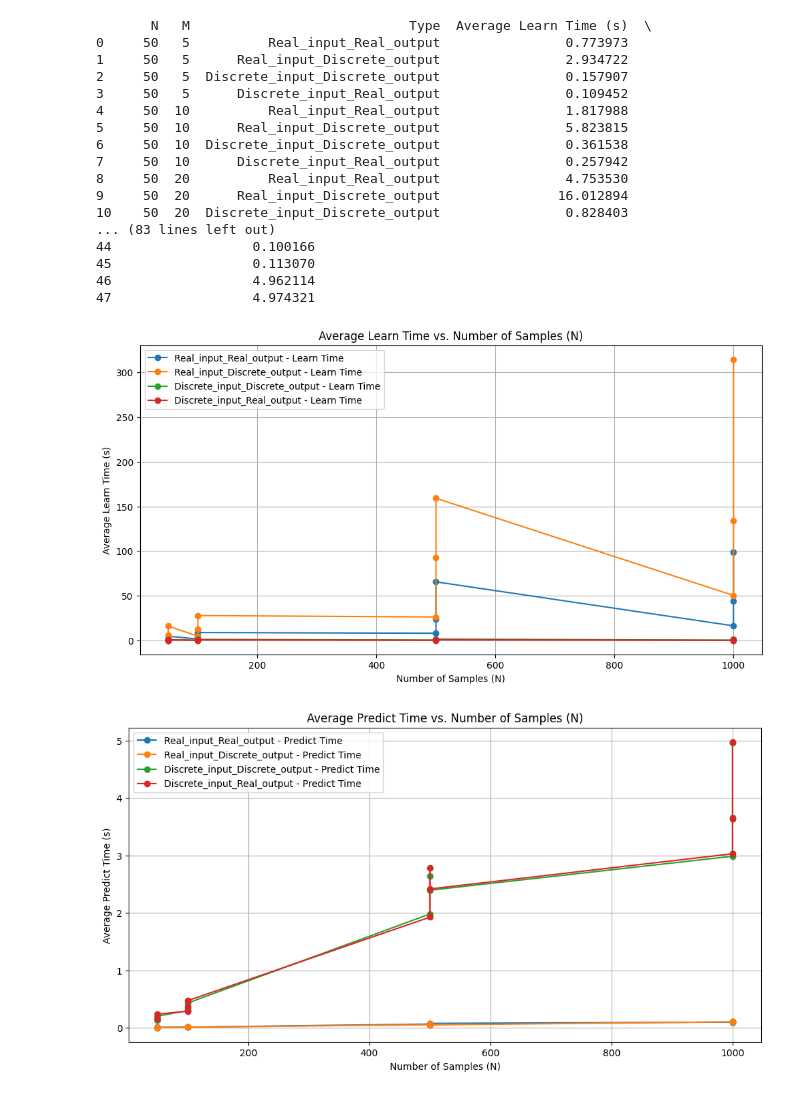
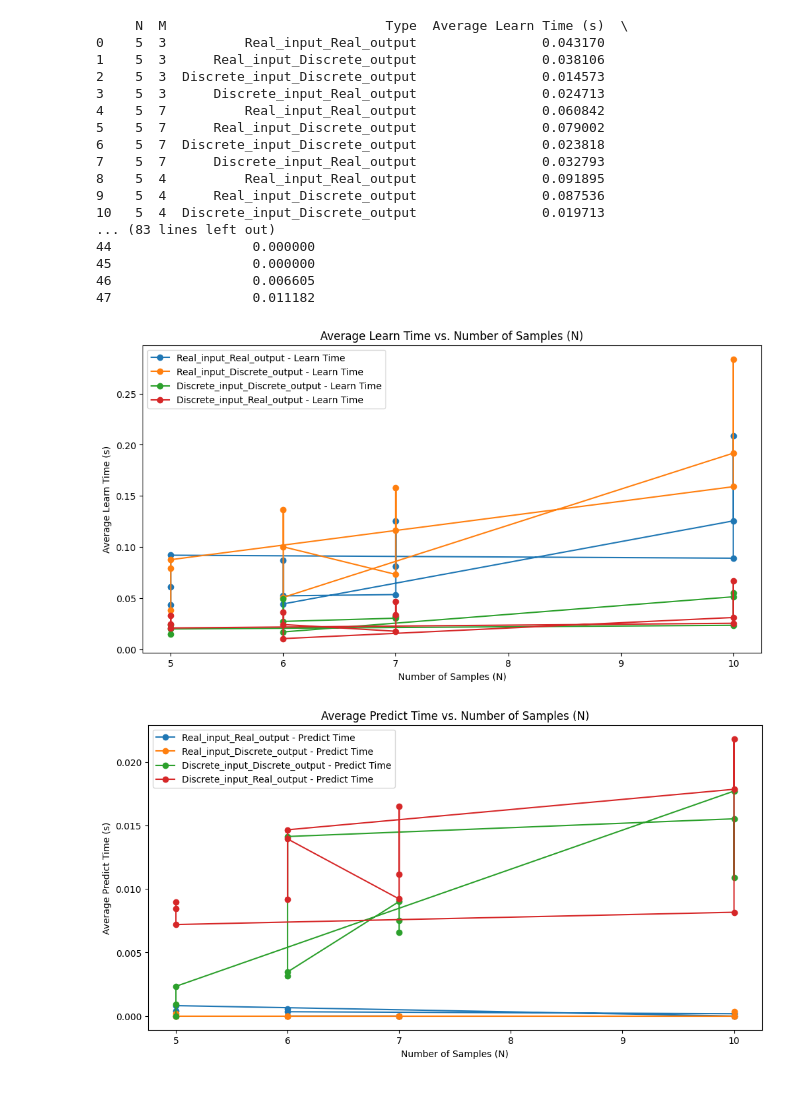
Before and after one commit to PankajGadhwal/ML-Projects, a Jupyter notebook: A1/experiments.ipynb, the cells around one changed output. Drawn from its saved outputs; the diff is of its cells as text; code cells hidden in the pictures.

```diff
--- a/A1/experiments.ipynb
+++ b/A1/experiments.ipynb
@@ -69,61 +69,59 @@ def time_taken(num_average_time, n_samples_list, n_features_list):
 
     return pd.DataFrame(results)
 # %%
-n_samples_list = [50, 100, 500, 1000]
-n_features_list = [5, 10, 20]
+n_samples_list = [5, 10, 6, 7]
+n_features_list = [3, 7, 4]
 
 results_df = time_taken(num_average_time, n_samples_list, n_features_list)
 print(results_df)
 # %% [output]
-       N   M                            Type  Average Learn Time (s)  \
-0     50   5          Real_input_Real_output                0.773973
-1     50   5      Real_input_Discrete_output                2.934722
-2     50   5  Discrete_input_Discrete_output                0.157907
-3     50   5      Discrete_input_Real_output                0.109452
-4     50  10          Real_input_Real_output                1.817988
-5     50  10      Real_input_Discrete_output                5.823815
-6     50  10  Discrete_input_Discrete_output                0.361538
-7     50  10      Discrete_input_Real_output                0.257942
-8     50  20          Real_input_Real_output                4.753530
-9     50  20      Real_input_Discrete_output               16.012894
-10    50  20  Discrete_input_Discrete_output                0.828403
+     N  M                            Type  Average Learn Time (s)  \
+0    5  3          Real_input_Real_output                0.043170
+1    5  3      Real_input_Discrete_output                0.038106
+2    5  3  Discrete_input_Discrete_output                0.014573
+3    5  3      Discrete_input_Real_output                0.024713
+4    5  7          Real_input_Real_output                0.060842
+5    5  7      Real_input_Discrete_output                0.079002
+6    5  7  Discrete_input_Discrete_output                0.023818
+7    5  7      Discrete_input_Real_output                0.032793
+8    5  4          Real_input_Real_output                0.091895
+9    5  4      Real_input_Discrete_output                0.087536
+10   5  4  Discrete_input_Discrete_output                0.019713
 ... (83 lines left out)
-44                  0.100166
-45                  0.113070
-46                  4.962114
-47                  4.974321
+44                  0.000000
+45                  0.000000
+46                  0.006605
+47                  0.011182
 # %%
 # Function to plot the results
 # ...
 def plot_results(results_df):
     plt.figure(figsize=(12, 6))
     for data_type in results_df["Type"].unique():
         subset = results_df[results_df["Type"] == data_type]
         plt.plot(subset["N"], subset["Average Learn Time (s)"], label=f"{data_type} - Learn Time", marker='o')
 
     plt.title("Average Learn Time vs. Number of Samples (N)")
     plt.xlabel("Number of Samples (N)")
     plt.ylabel("Average Learn Time (s)")
     plt.legend()
-    plt.grid(True)
     plt.show()
 
     plt.figure(figsize=(12, 6))
     for data_type in results_df["Type"].unique():
         subset = results_df[results_df["Type"] == data_type]
         plt.plot(subset["N"], subset["Average Predict Time (s)"], label=f"{data_type} - Predict Time", marker='o')
 
     plt.title("Average Predict Time vs. Number of Samples (N)")
     plt.xlabel("Number of Samples (N)")
     plt.ylabel("Average Predict Time (s)")
     plt.legend()
-    plt.grid(True)
     plt.show()
 
 # Other functions
 # ...
 # Run the functions, Learn the DTs and Show the results/plots
 plot_results(results_df)
 # %% [output]
-[figure, old version]
+[figure, new version]
-[figure, old version]
+[figure, new version]
```
Also changed, not shown: 1 other file.
